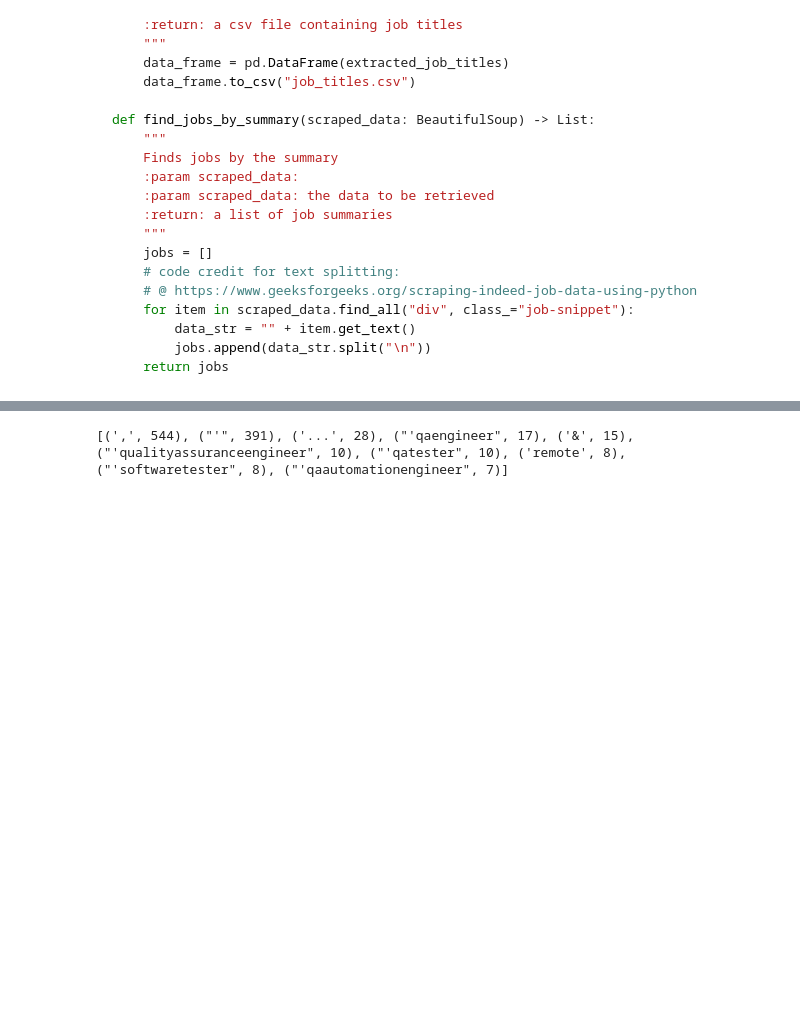
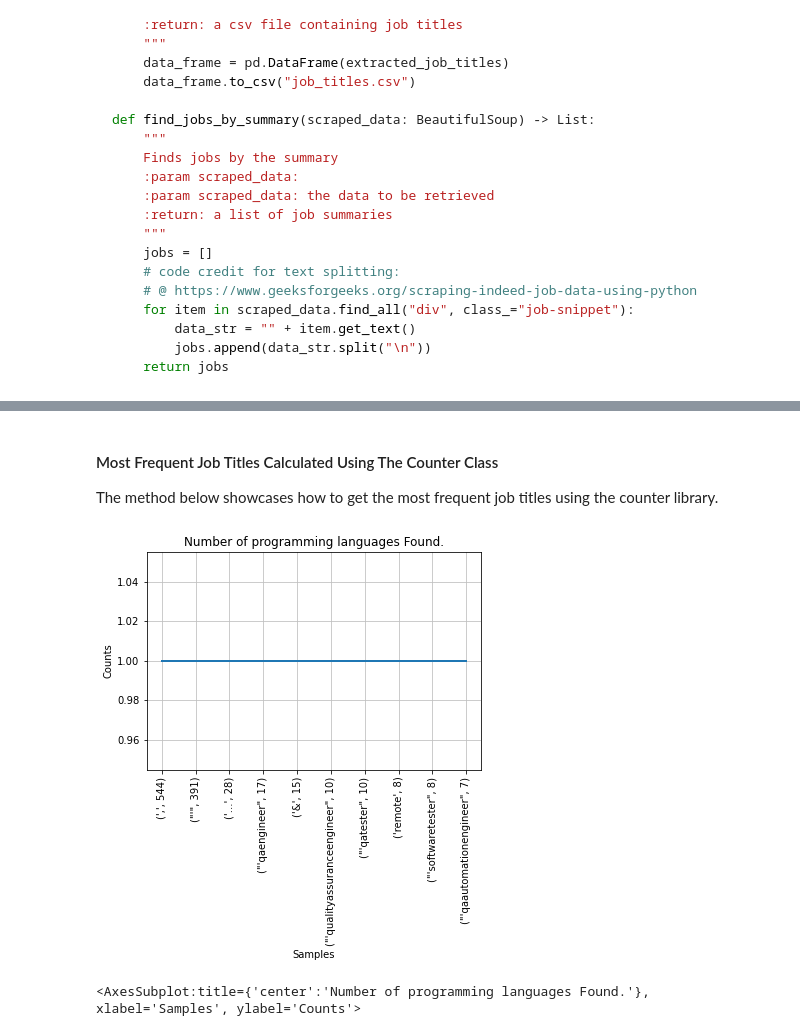
Before and after one commit to HedonisticOpportunist/Programming-with-Data, a Jupyter notebook: Data Programming Project.ipynb, the cells around one changed output, grey strips where cells are left out. Drawn from its saved outputs; the diff is of its cells as text; code cells hidden in the pictures; blank space fills up the shorter version.

```diff
--- a/Data Programming Project.ipynb
+++ b/Data Programming Project.ipynb
@@ -622,7 +678,18 @@ plt.show()
+# %% [markdown]
+#### Most Frequent Job Titles Calculated Using The Counter Class <a id="counter_class"></a>
+
+The method below showcases how to get the most frequent job titles using the counter library.
 # %%
 from collections import Counter
 
 frequencies = Counter(tokens)
-print(frequencies.most_common(10))
+ten_most_frequent = frequencies.most_common(10)
+
+# print(ten_most_frequent)
+
+# plot a frequency graph
+job_titles_freq = nltk.FreqDist(ten_most_frequent)
+job_titles_freq.plot(len(ten_most_frequent), cumulative=False, title="Number of programming languages Found.")
 # %% [output]
+[figure, added]
-[(',', 544), ("'", 391), ('...', 28), ("'qaengineer", 17), ('&', 15), ("'qualityassuranceengineer", 10), ("'qatester", 10), ('remote', 8), ("'softwaretester", 8), ("'qaautomationengineer", 7)]
+<AxesSubplot:title={'center':'Number of programming languages Found.'}, xlabel='Samples', ylabel='Counts'>
```
Also changed, not shown: parts of 17 cells of this notebook.
